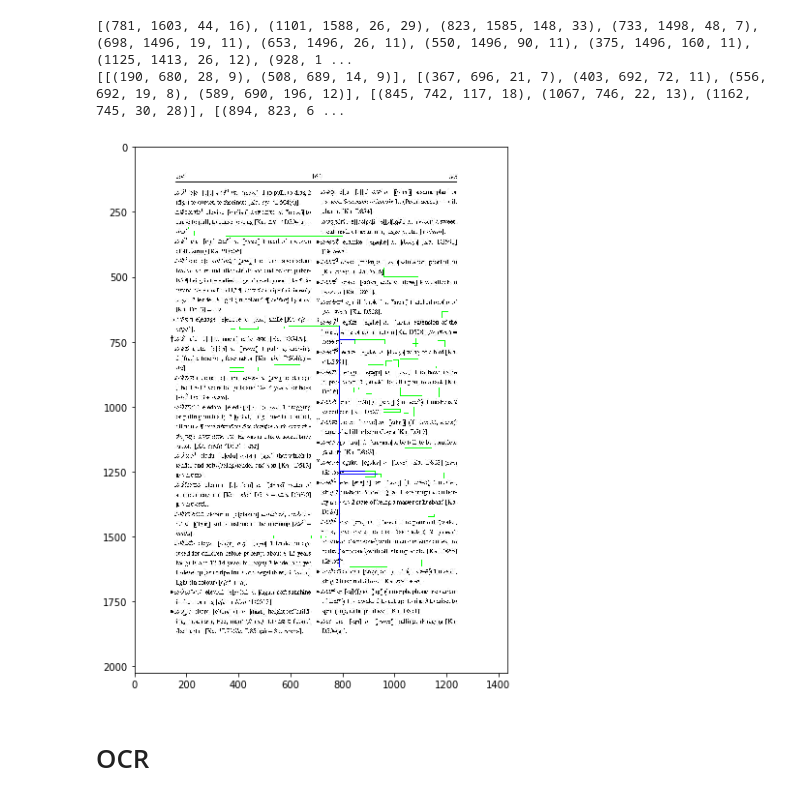
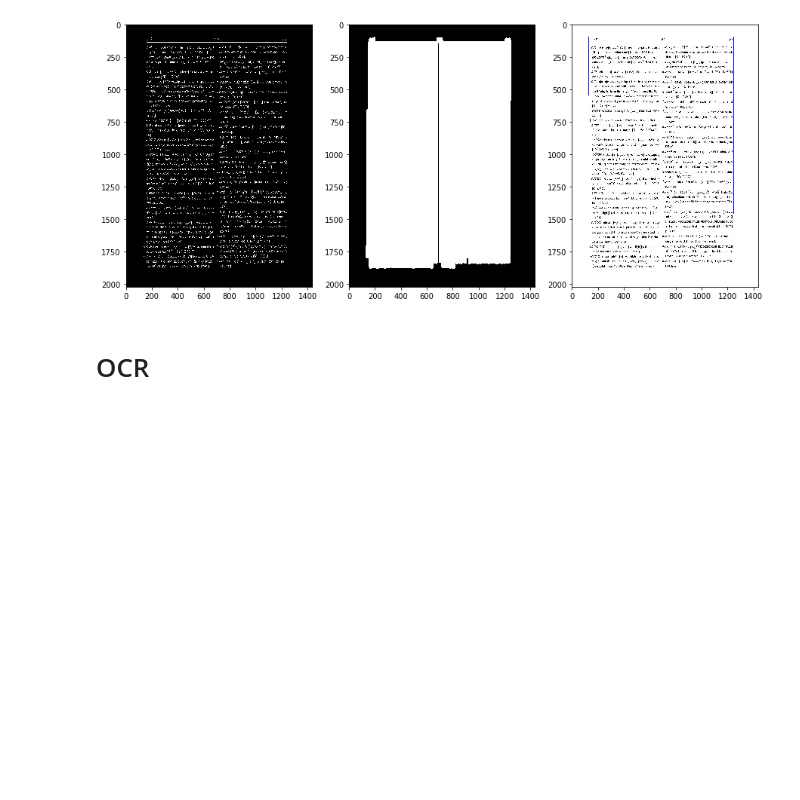
Before and after one commit to p-acharya/opencv_ocr, a Jupyter notebook: ocr_clean.ipynb, the cells around one changed output. Saved outputs shown, nothing was run; the diff lists cells and outputs as text; code cells hidden in the pictures; blank space fills up the shorter version.

Commit message:
one line

```diff
--- a/ocr_clean.ipynb
+++ b/ocr_clean.ipynb
@@ -19,96 +19,55 @@ import PIL.Image
 pg188 = "jpgs/output-190-to-190.jpg"
 os.path.isfile(pg188)
 tc = cv2.imread(pg188)
-# sa(tc)
+fig2 = plt.figure(figsize = (15,10)) # create a 5 x 5 figure
 
 im = tc.copy()
 im_gray=cv2.cvtColor(im,cv2.COLOR_BGR2GRAY)
 ret,thresh = cv2.threshold(im_gray,127,255,cv2.THRESH_BINARY_INV)
-# sa(thresh)
-
-edges = cv2.Canny(im_gray,50,150,apertureSize = 3)
+thresh = cv2.GaussianBlur(thresh,(1, 1),0)
+edges = cv2.Canny(thresh,50,100,apertureSize = 3)
 
 rho = 1  # distance resolution in pixels of the Hough grid
 theta = np.pi / 180  # angular resolution in radians of the Hough grid
-threshold = 10  # minimum number of votes (intersections in Hough grid cell)
-min_line_length = 200  # minimum number of pixels making up a line
-max_line_gap = 500  # maximum gap in pixels between connectable line segments
+threshold = 1  # minimum number of votes (intersections in Hough grid cell)
+min_line_length = 1  # minimum number of pixels making up a line
+max_line_gap = 1000  # maximum gap in pixels between connectable line segments
 # line_image = np.copy(img) * 0  # creating a blank to draw lines on
 
 # Run Hough on edge detected image
 # Output "lines" is an array containing endpoints of detected line segments
 lines = cv2.HoughLinesP(edges, rho, theta, threshold, np.array([]),
                     min_line_length, max_line_gap)
 
 for line in lines:
     for x1,y1,x2,y2 in line:
         cv2.line(thresh,(x1,y1),(x2,y2),(255,0,0),15)
-# minLineLength = 1
-# maxLineGap = 500
-# # lines=np.empty()
-# # lines = cv2.HoughLinesP(edges,1,np.pi/180,100,minLineLength,maxLineGap)
-# # print(lines)
-# # lines = cv2.HoughLinesP(edges,1,np.pi/180,100,lines=np.array([]), minLineLength=1,maxLineGap=500)
-# # print(lines)
-# # lines = cv2.HoughLinesP(edges,rho = 1,theta = 1*np.pi/180,lines = 100, threshold = 100, minLineLength = 100,maxLineGap = 100)
-# # print(lines)
-# for line in lines:
-#     for x1,y1,x2,y2 in line:
-#         cv2.line(thresh,(x1,y1),(x2,y2),(0),5)
-# # sa(thresh)
 
-kernel = np.ones((3,3),np.uint8)
-thresh = cv2.erode(thresh, np.ones((1, 1) ,np.uint8), iterations=5)
-# thresh = cv2.dilate(erosion,kernel,iterations = 10)
-# struct = cv2.getStructuringElement(cv2.MORPH_RECT, (100,100))
-# thresh = cv2.dilate(thresh, struct, anchor=(-1, -1), iterations=20)
+struct = cv2.getStructuringElement(cv2.MORPH_RECT, (1,1))
+thresh = cv2.dilate(thresh, struct, anchor=(-1, -1), iterations=100)
 
-contours, hierarchy = cv2.findContours(thresh,cv2.RETR_EXTERNAL,cv2.CHAIN_APPROX_SIMPLE)
-minArea=10000 #nothing
+contours, hierarchy = cv2.findContours(thresh,cv2.RETR_TREE,cv2.CHAIN_APPROX_SIMPLE)
+minArea=2000 #nothing
 for cnt in contours:
     area=cv2.contourArea(cnt)
     if(area>minArea):
         rect = cv2.minAreaRect(cnt)
         box = cv2.boxPoints(rect)
         box = np.int0(box)
         cv2.drawContours(im,[box],0,(0,0,255),2)
 
 
-text_boxes = find_text_boxes(thresh)
-# print(text_boxes)
-cells = find_table_in_boxes(text_boxes)
-# print(cells)
-hor_lines, ver_lines = build_lines(cells)
-
-
-imt = tc.copy()
-
-for box in text_boxes:
-    (x, y, w, h) = box
-    cv2.rectangle(imt, (x, y), (x + w - 2, y + h - 2), (0, 255, 0), 1)
-
-for line in hor_lines:
-    [x1, y1, x2, y2] = line
-    cv2.line(imt, (x1, y1), (x2, y2), (0, 0, 255), 1)
-
-for line in ver_lines:
-    [x1, y1, x2, y2] = line
-    cv2.line(imt, (x1, y1), (x2, y2), (0, 0, 255), 1)
-
-
-fig2 = plt.figure(figsize = (15,10)) # create a 5 x 5 figure
-# # plt.subplot(131)
-# # plt.imshow(edges,cmap = 'gray')
-# # plt.subplot(132)
-# # plt.imshow(thresh,cmap = 'gray')
-# # plt.subplot(133)
-plt.subplot(111)
-plt.imshow(imt,cmap = 'gray')
+plt.subplot(131)
+plt.imshow(edges,cmap = 'gray')
+plt.subplot(132)
+plt.imshow(thresh,cmap = 'gray')
+plt.subplot(133)
+# plt.subplot(111)
+# plt.subplot(131)
+plt.imshow(im,cmap = 'gray')
 plt.show()
 # %% [output]
-[(781, 1603, 44, 16), (1101, 1588, 26, 29), (823, 1585, 148, 33), (733, 1498, 48, 7), (698, 1496, 19, 11), (653, 1496, 26, 11), (550, 1496, 90, 11), (375, 1496, 160, 11), (1125, 1413, 26, 12), (928, 1 ...
-[[(190, 680, 28, 9), (508, 689, 14, 9)], [(367, 696, 21, 7), (403, 692, 72, 11), (556, 692, 19, 8), (589, 690, 196, 12)], [(845, 742, 117, 18), (1067, 746, 22, 13), (1162, 745, 30, 28)], [(894, 823, 6 ...
-[figure, old version]
+[figure, new version]
 # %% [markdown]
 
 # OCR
```
